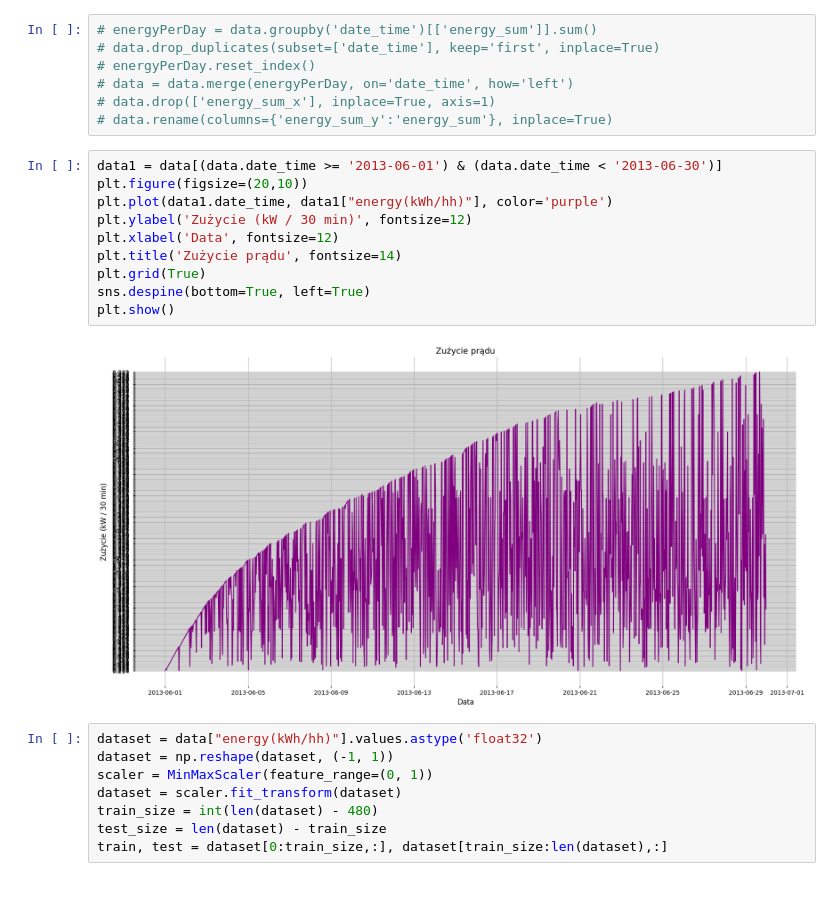
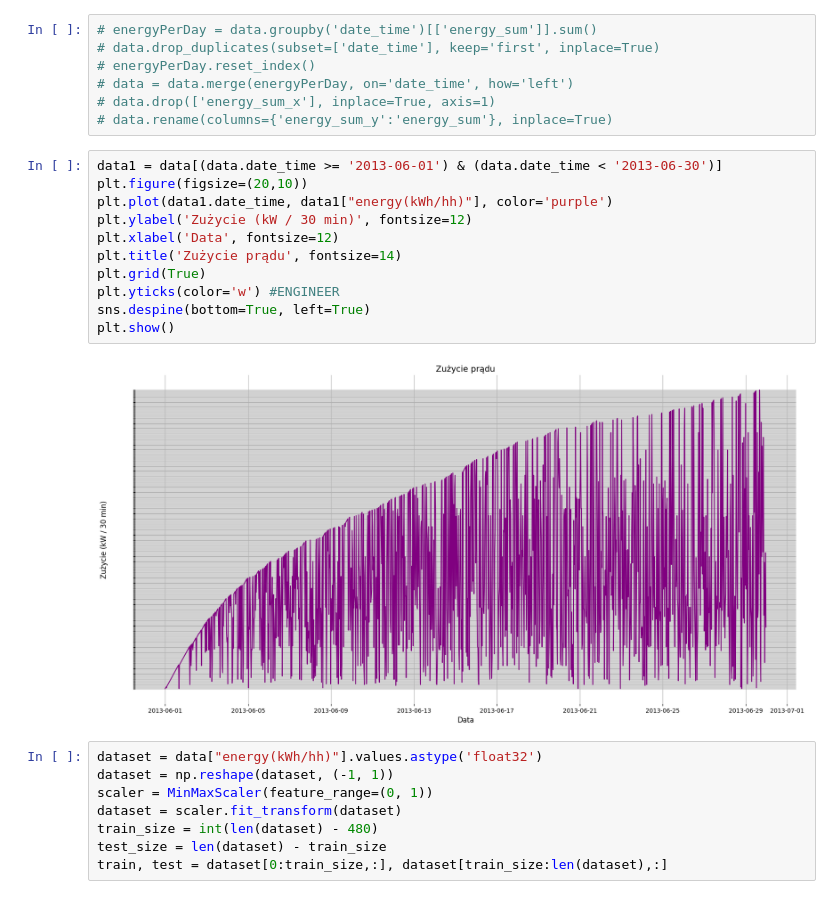
Before and after one commit to Konradb99/magisterka, a Jupyter notebook: LSTM_Halfhourly.ipynb, the cells around one changed output. Drawn from its saved outputs; the diff is of its cells as text.

```diff
--- a/LSTM_Halfhourly.ipynb
+++ b/LSTM_Halfhourly.ipynb
@@ -104,15 +109,16 @@ data = data.loc[data["energy(kWh/hh)"] != "Null"]
 # %%
 data1 = data[(data.date_time >= '2013-06-01') & (data.date_time < '2013-06-30')]
 plt.figure(figsize=(20,10))
 plt.plot(data1.date_time, data1["energy(kWh/hh)"], color='purple')
 plt.ylabel('Zużycie (kW / 30 min)', fontsize=12)
 plt.xlabel('Data', fontsize=12)
 plt.title('Zużycie prądu', fontsize=14)
 plt.grid(True)
+plt.yticks(color='w') #ENGINEER
 sns.despine(bottom=True, left=True)
 plt.show()
 # %% [output]
-[figure, old version]
+[figure, new version]
 # %%
 dataset = data["energy(kWh/hh)"].values.astype('float32')
 dataset = np.reshape(dataset, (-1, 1))
```
Also changed, not shown: parts of 9 cells of this notebook.
